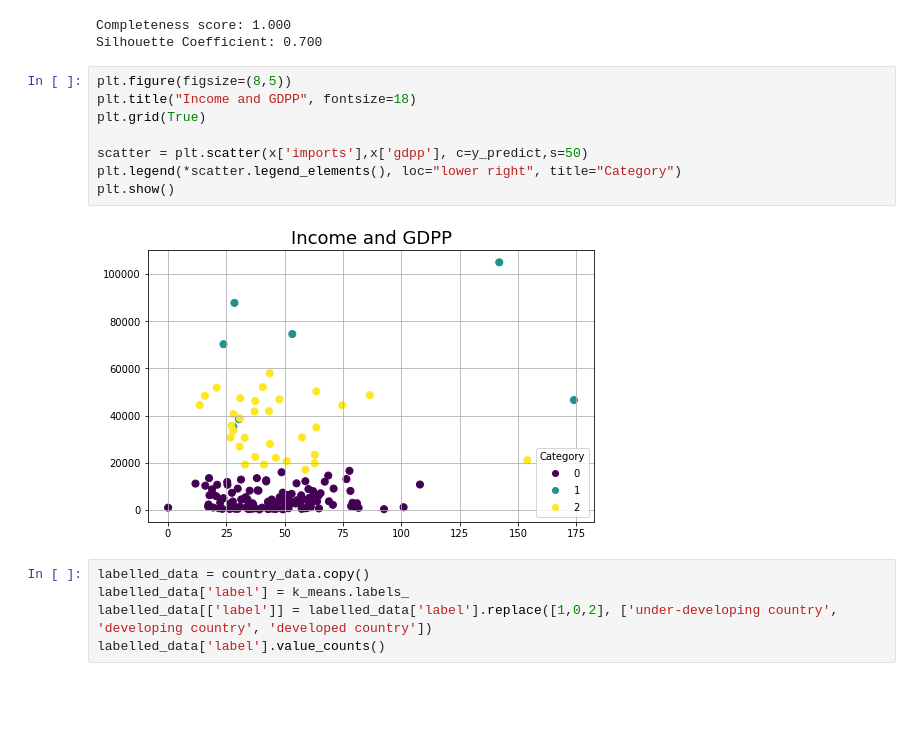
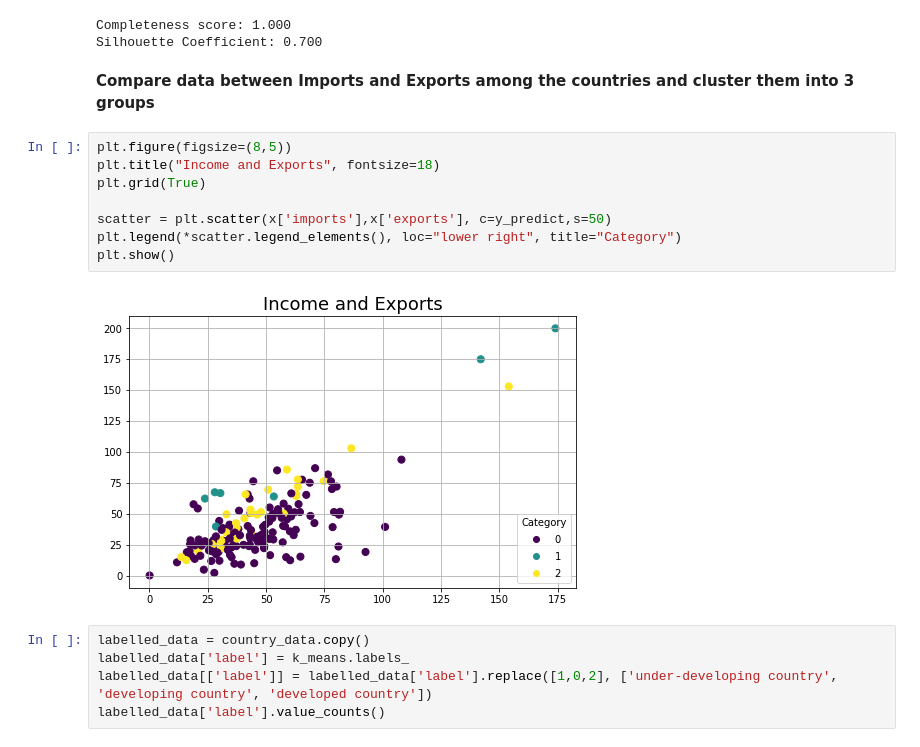
Before and after one commit to arunravi8595/Data-science-decision-making, a Jupyter notebook: Lab_6/Task7.ipynb, the cells around one changed output. Cells and saved outputs as stored; diff of their text form; blank space fills up the shorter version.

```diff
--- a/Lab_6/Task7.ipynb
+++ b/Lab_6/Task7.ipynb
@@ -77,16 +77,18 @@ print("Silhouette Coefficient: %0.3f"
 # %% [output]
 Completeness score: 1.000
 Silhouette Coefficient: 0.700
+# %% [markdown]
+**Compare data between Imports and Exports among the countries and cluster them into 3 groups**
 # %%
 plt.figure(figsize=(8,5))
-plt.title("Income and GDPP", fontsize=18)
+plt.title("Income and Exports", fontsize=18)
 plt.grid(True)
 
-scatter = plt.scatter(x['imports'],x['gdpp'], c=y_predict,s=50)
+scatter = plt.scatter(x['imports'],x['exports'], c=y_predict,s=50)
 plt.legend(*scatter.legend_elements(), loc="lower right", title="Category")
 plt.show()
 # %% [output]
-[figure, old version]
+[figure, new version]
 # %%
 labelled_data = country_data.copy()
 labelled_data['label'] = k_means.labels_
```
Also changed, not shown: parts of 2 cells of this notebook.
